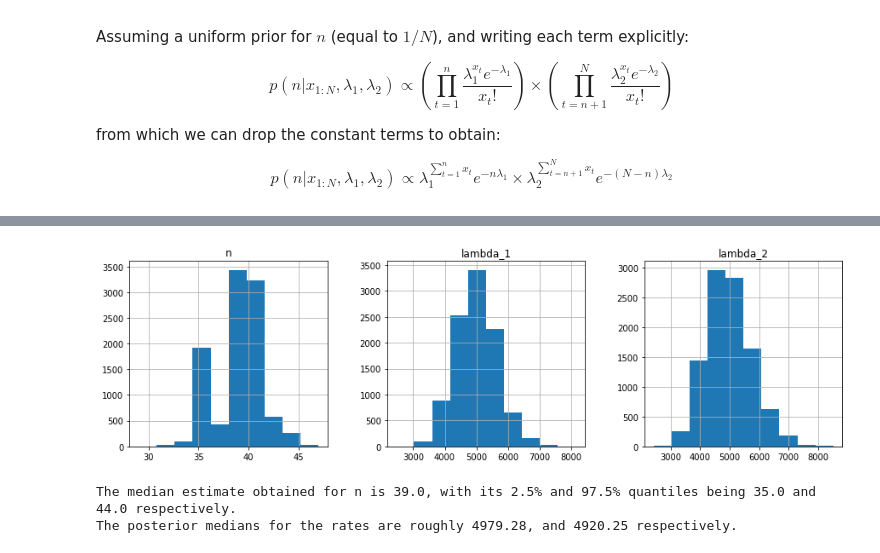
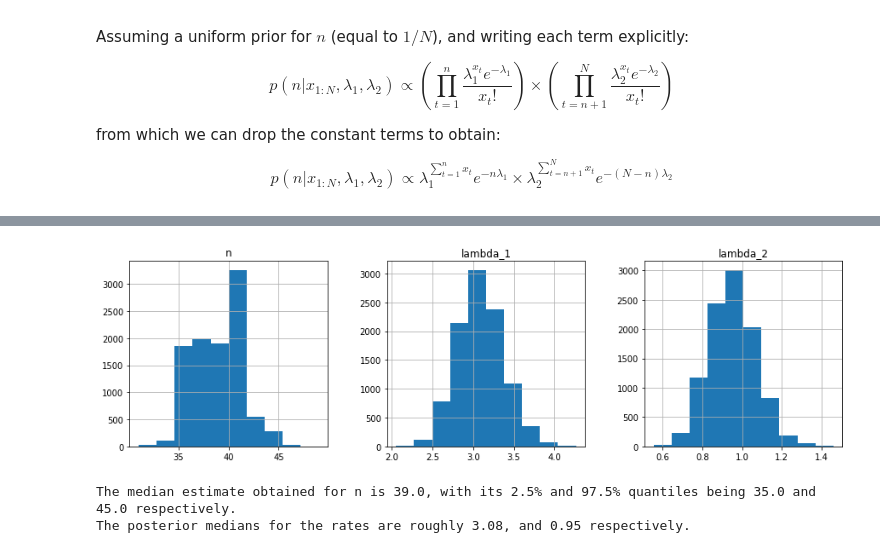
Before and after one commit to KCGallagher/periodic-sampling, a Jupyter notebook: periodic_sampling/gibbs_sampler/exampler.ipynb, the cells around one changed output, grey strips where cells are left out. Cells and saved outputs as stored; diff of their text form; code cells hidden in the pictures.

Commit message:
Debug gamma distribution

```diff
--- a/periodic_sampling/gibbs_sampler/exampler.ipynb
+++ b/periodic_sampling/gibbs_sampler/exampler.ipynb
@@ -183,18 +183,18 @@ Peak probability for changepoint occurs in 1890.
 # %%
-prior_params = {'a': 1, 'b': 1}  # Uniform prior for beta dist
-sample_data = {'x': mine_df['Count'].values}  # From sample dataset
+prior_params = {'a': 1.0, 'b': 1.0}  # Uniform prior for beta dist
+sample_data = {'x': [float(x) for x in mine_df['Count'].values]}  # From sample dataset
 
 params = {
-    'lambda_1': Parameter(3.0, gamma, lambda a, b, x, n, **kwargs: {'shape':a + sum(x[:int(n+1)]), 'scale':(b+n)}),
-    'lambda_2': Parameter(1.0, gamma, lambda a, b, x, n, **kwargs: {'shape':a + sum(x[int(n+1):]), 'scale':(b+len(x)-n)}),
+    'lambda_1': Parameter(3.0, gamma, lambda a, b, x, n, **kwargs: {'shape':a + sum(x[:int(n)]), 'scale':1/(b+n)}),
+    'lambda_2': Parameter(1.0, gamma, lambda a, b, x, n, **kwargs: {'shape':a + sum(x[int(n):]), 'scale':1/(b+len(x)-n)}),
     'n': Parameter(int(len(sample_data['x'])/2), sample_conditional_n),
-}
+}  # Reciprocal for scale as (b+n) corresponds to the rate of the process
 
 gibbs = gibbs_sampler(10000, params = {**params, **prior_params, **sample_data})
 gibbs.hist(['n','lambda_1', 'lambda_2'], figsize=(15, 4), layout=(1,3));
 # n is number of years since start of data (1851)
 # %% [output]
-[figure, old version]
+[figure, new version]
 # %%
 # 95% credible interval determined by quantiles from this data
 u_quant = np.quantile(gibbs['n'], 0.975)
@@ -205,5 +205,5 @@ print(f"The median estimate obtained for n is {median}, with its 2.5% and 97.5%
 
 print(f"The posterior medians for the rates are roughly {np.quantile(gibbs['lambda_1'], 0.5):.2f}, and {np.quantile(gibbs['lambda_2'], 0.5):.2f} respectively.")
 # %% [output]
-The median estimate obtained for n is 39.0, with its 2.5% and 97.5% quantiles being 35.0 and 44.0 respectively.
-The posterior medians for the rates are roughly 4979.28, and 4920.25 respectively.
+The median estimate obtained for n is 39.0, with its 2.5% and 97.5% quantiles being 35.0 and 45.0 respectively.
+The posterior medians for the rates are roughly 3.08, and 0.95 respectively.
```
Also changed, not shown: parts of 2 cells of this notebook.
